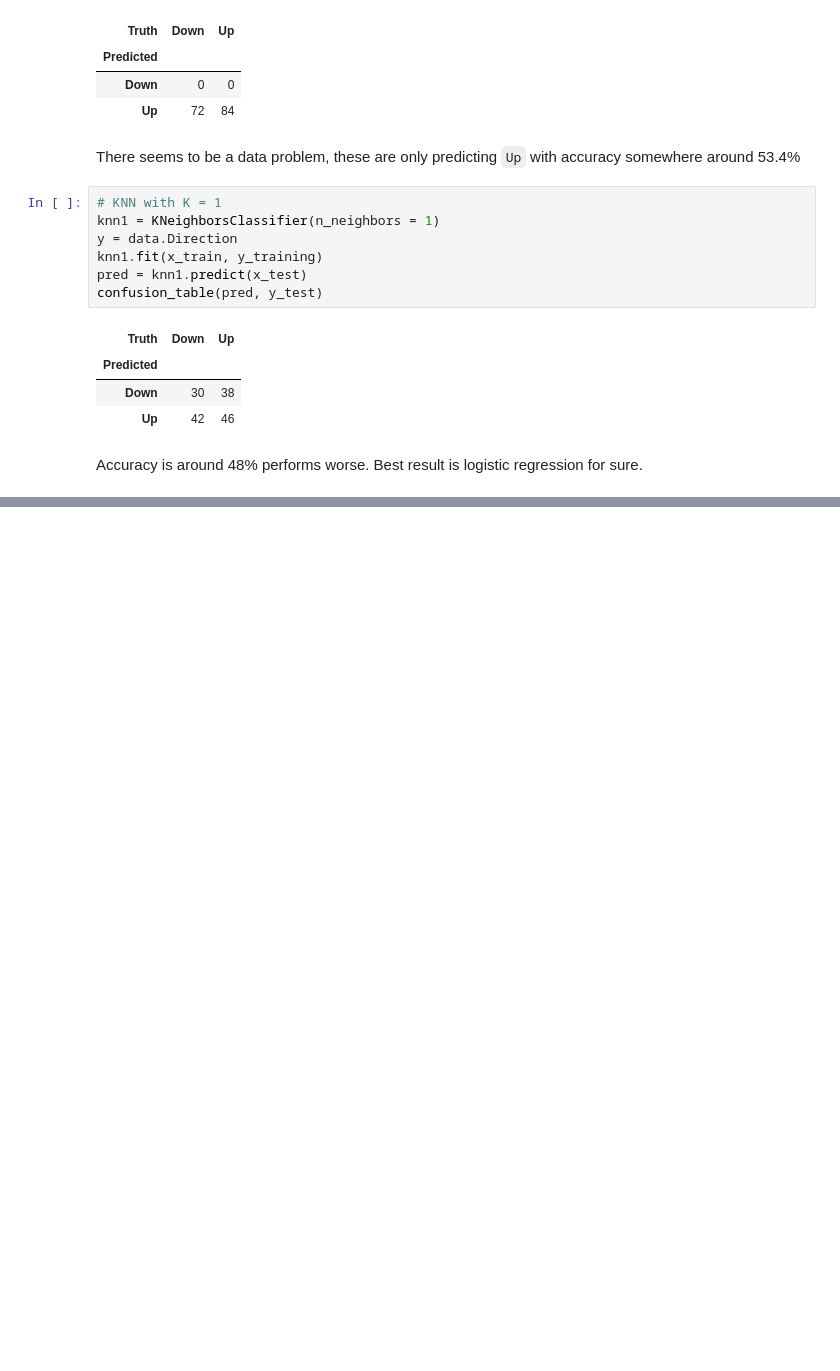
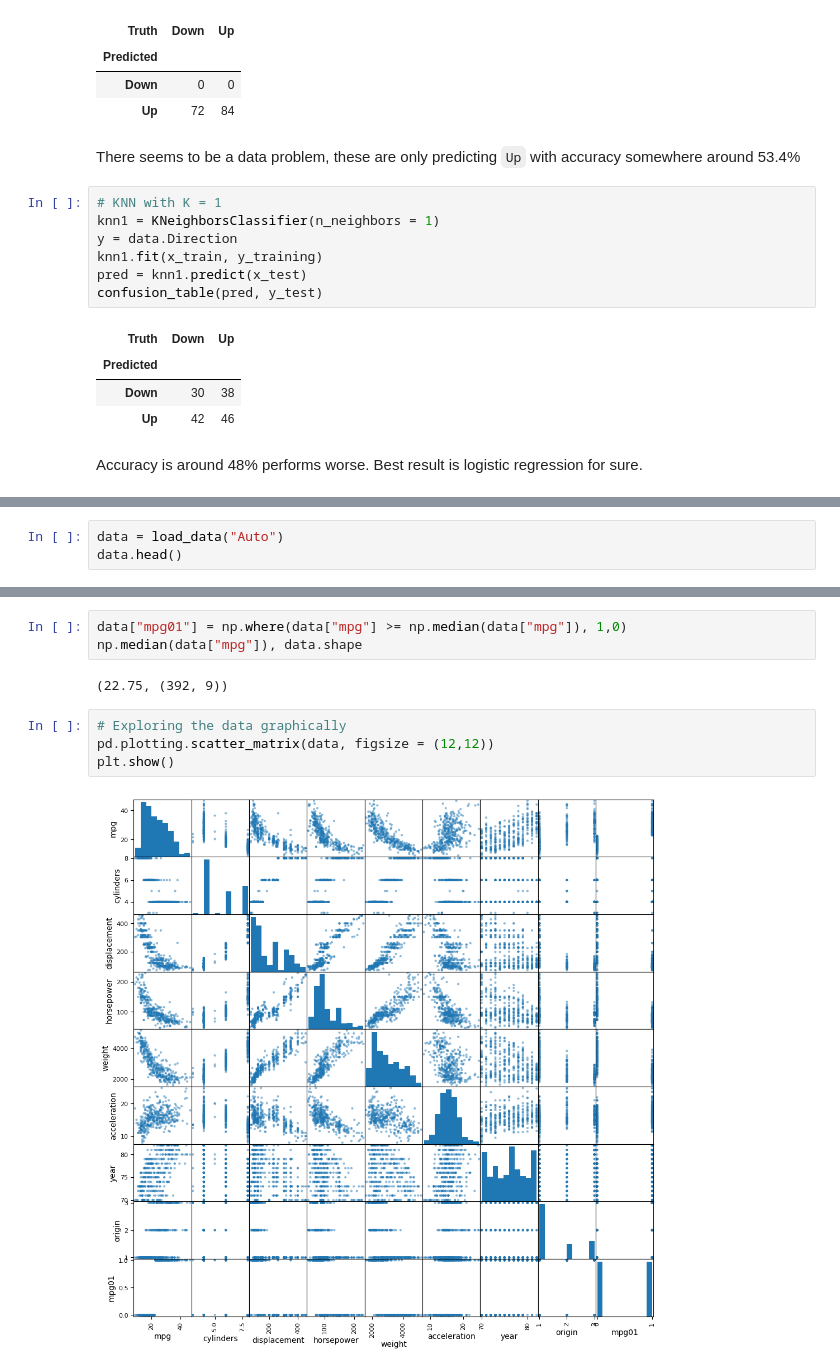
Before and after one commit to kkkamur07/ISL-Learning, a Jupyter notebook: Classification/Classification-Solutions.ipynb, the cells around one changed output, grey strips where cells are left out. Drawn from its saved outputs; the diff is of its cells as text; blank space fills up the shorter version.

```diff
--- a/Classification/Classification-Solutions.ipynb
+++ b/Classification/Classification-Solutions.ipynb
@@ -221,0 +226,3 @@ Accuracy is around 48% performs worse. Best result is logistic regression for su
+# %%
+data = load_data("Auto")
+data.head()
@@ -221,0 +237,11 @@ Accuracy is around 48% performs worse. Best result is logistic regression for su
+# %%
+data["mpg01"] = np.where(data["mpg"] >= np.median(data["mpg"]), 1,0)
+np.median(data["mpg"]), data.shape
+# %% [output]
+(22.75, (392, 9))
+# %%
+# Exploring the data graphically
+pd.plotting.scatter_matrix(data, figsize = (12,12))
+plt.show()
+# %% [output]
+[figure, added]
```
Also changed, not shown: parts of 18 cells of this notebook, 1 other file.
